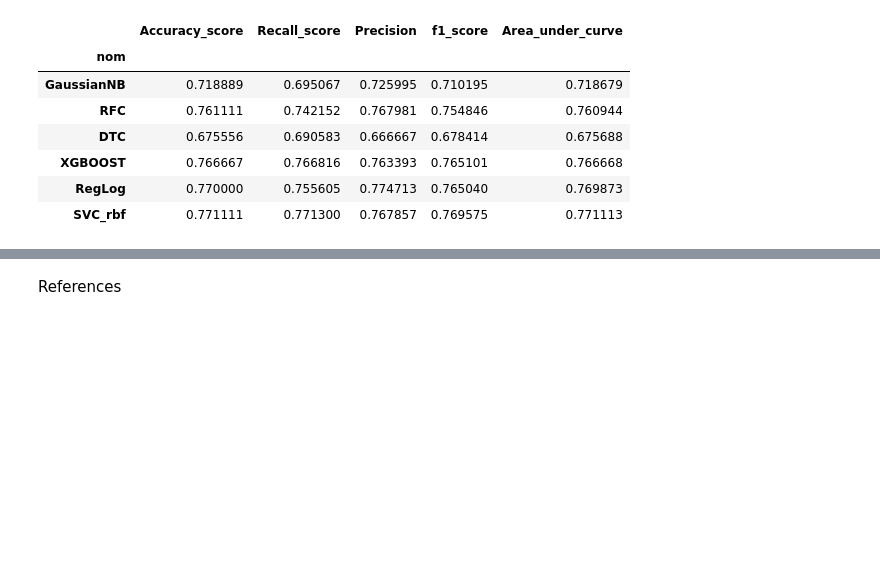
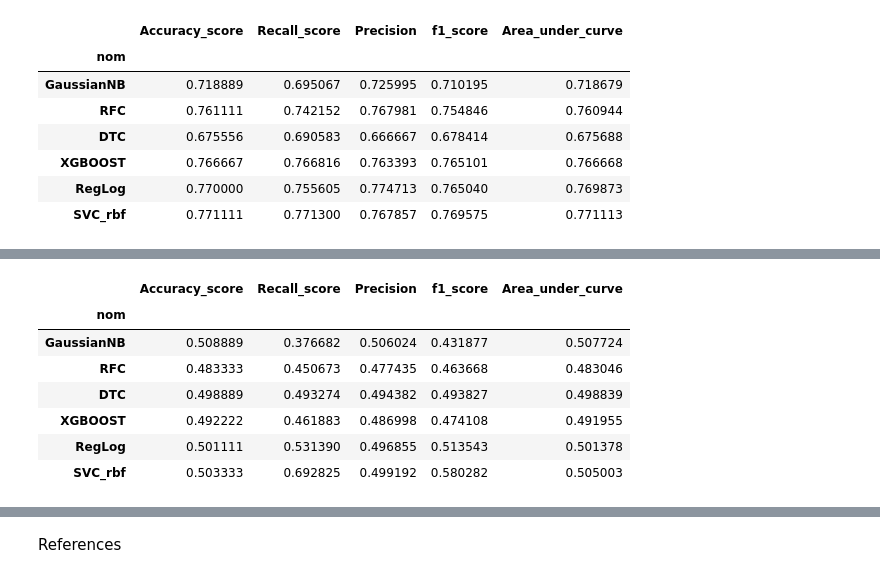
Before and after one commit to cerezamo/NLP_brouillon, a Jupyter notebook: Partie_1.ipynb, the cells around one changed output, grey strips where cells are left out. Saved outputs shown, nothing was run; the diff lists cells and outputs as text; code cells hidden in the pictures; blank space fills up the shorter version.

```diff
--- a/Partie_1.ipynb
+++ b/Partie_1.ipynb
@@ -1140,0 +1164,38 @@ predictions(XGBClassifier(random_state = 42),X_train,X_test,y_train,y_test)
+# %%
+train,test = train_test_split(df_eq[['CleanTokensLemme','sexe']],random_state = 42 ,test_size =0.2)
+test,val = train_test_split(test,random_state = 42, test_size=0.1)
+train_tagged = train.apply(lambda r: TaggedDocument(words=r.CleanTokensLemme, tags=[r.sexe]), axis=1)
+test_tagged = test.apply(lambda r: TaggedDocument(words=r.CleanTokensLemme, tags=[r.sexe]), axis=1)
+model_dbow = Doc2Vec(dm=0, vector_size=300, negative=5, hs=0, min_count=2, sample = 0, workers=2)
+model_dbow.build_vocab([x for x in tqdm(train_tagged.values)])
+for epoch in range(30):
+    model_dbow.train(utils.shuffle([x for x in tqdm(train_tagged.values)]), total_examples=len(train_tagged.values), epochs=1)
+    model_dbow.alpha -= 0.002
+    model_dbow.min_alpha = model_dbow.alpha
+# %%
+def vec_for_learning(model, tagged_docs):
+    sents = tagged_docs.values
+    targets, regressors = zip(*[(doc.tags[0], model.infer_vector(doc.words, steps=20)) for doc in sents])
+    return targets, regressors
+y_train_dbow, X_train_dbow = vec_for_learning(model_dbow, train_tagged)
+y_test_dbow, X_test_dbow = vec_for_learning(model_dbow, test_tagged)
+y_train_dbow = pd.DataFrame(y_train_dbow,columns=['sexe']).sexe.apply(lambda x: 1 if x == 2 else 0)
+y_test_dbow = pd.DataFrame(y_test_dbow,columns=['sexe']).sexe.apply(lambda x: 1 if x == 2 else 0)
+X_train_dbow =  pd.DataFrame(X_train_dbow)
+X_test_dbow =  pd.DataFrame(X_test_dbow)
+# %%
+modeldf = pd.DataFrame(columns = [ 'Accuracy_score', 'Recall_score', 'Precision', 'f1_score',
+       'Area_under_curve'])
+for model in models:
+    modeldf = pd.concat([modeldf,model_report(model,X_train_dbow,X_test_dbow,y_train_dbow,y_test_dbow)])
+modeldf['nom']=['GaussianNB','RFC','DTC','XGBOOST','RegLog','SVC_rbf']
+modeldf.set_index(['nom'])
+# %% [output]
+|  | Accuracy_score | Recall_score | Precision | f1_score | Area_under_curve |
+| nom |  |  |  |  |  |
+| GaussianNB | 0.508889 | 0.376682 | 0.506024 | 0.431877 | 0.507724 |
+| RFC | 0.483333 | 0.450673 | 0.477435 | 0.463668 | 0.483046 |
+| DTC | 0.498889 | 0.493274 | 0.494382 | 0.493827 | 0.498839 |
+| XGBOOST | 0.492222 | 0.461883 | 0.486998 | 0.474108 | 0.491955 |
+| RegLog | 0.501111 | 0.531390 | 0.496855 | 0.513543 | 0.501378 |
+| SVC_rbf | 0.503333 | 0.692825 | 0.499192 | 0.580282 | 0.505003 |
```
Also changed, not shown: parts of 12 cells of this notebook.
